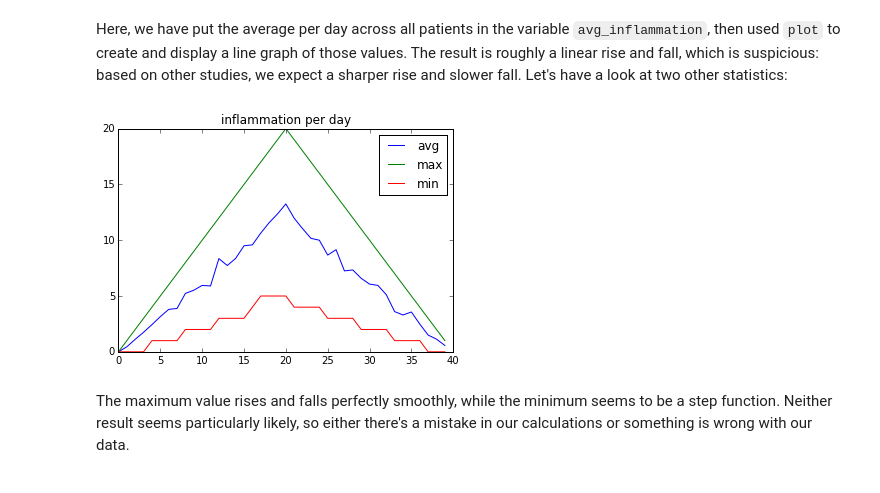
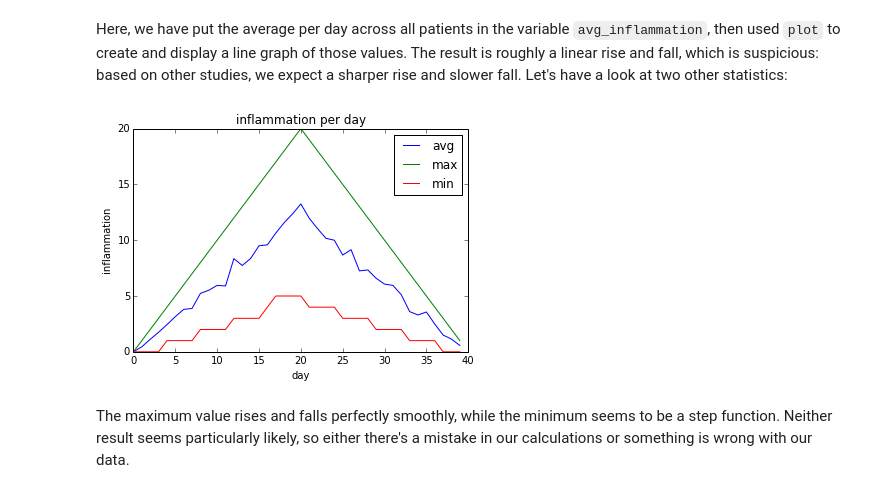
Before and after one commit to Py4Life/TAU2015, a Jupyter notebook: lecture7.ipynb, the cells around one changed output. Saved outputs shown, nothing was run; the diff lists cells and outputs as text; code cells hidden in the pictures.

```diff
--- a/lecture7.ipynb
+++ b/lecture7.ipynb
@@ -252,11 +272,13 @@ Here, we have put the average per day across all patients in the variable `avg_i
 # %%
 plot(avg_inflammation, label='avg')
 plot(data.max(axis=0), label='max')
 plot(data.min(axis=0), label='min')
 title('inflammation per day')
+xlabel('day')
+ylabel('inflammation')
 legend();
 # %% [output]
-[figure, old version]
+[figure, new version]
 # %% [markdown]
 The maximum value rises and falls perfectly smoothly, while the minimum seems to be a step function. Neither result seems particularly likely, so either there's a mistake in our calculations or something is wrong with our data.
 # %% [markdown]
```
Also changed, not shown: parts of 56 cells of this notebook.
